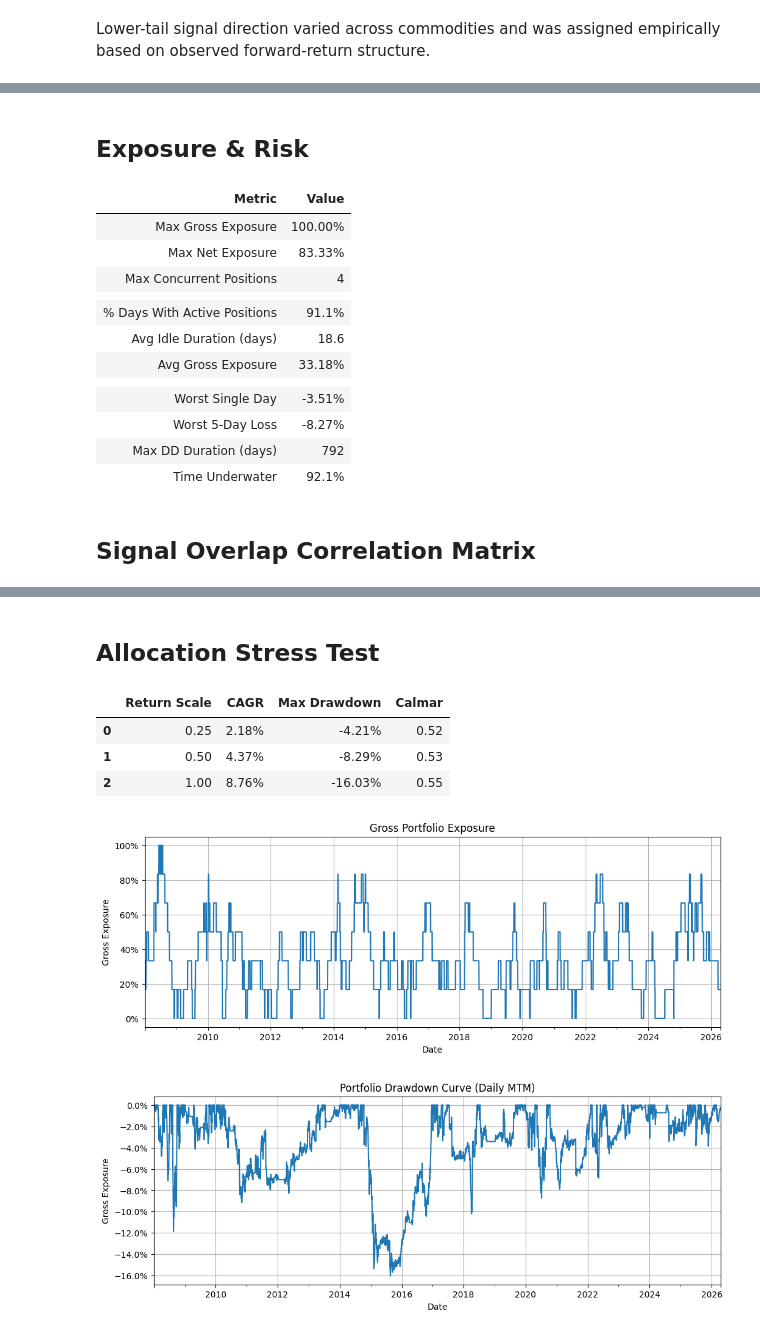
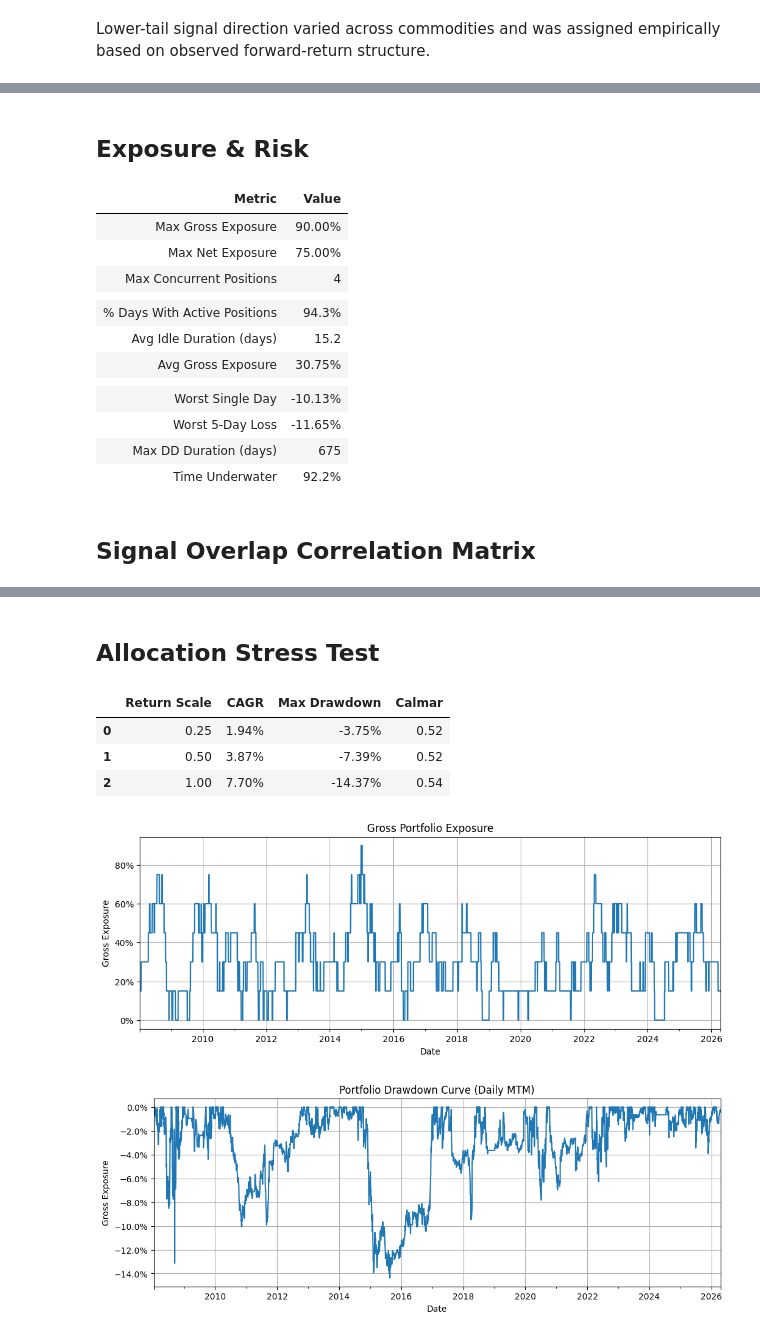
Before and after one commit to isupryaga/Commodities-Research, a Jupyter notebook: 02_signal_analysis_and_portfolio.ipynb, the cells around one changed output, grey strips where cells are left out. Drawn from its saved outputs; the diff is of its cells as text; code cells hidden in the pictures.

```diff
--- a/02_signal_analysis_and_portfolio.ipynb
+++ b/02_signal_analysis_and_portfolio.ipynb
@@ -546,9 +553,8 @@ signal_specs = [
     ("hogs", "Lean Hogs Upper", "upper", "long"),
     ("live_cattle", "Live Cattle Lower", "lower", "long"),
     ("hogs", "Hogs Lower", "lower", "long"),
-    ("soy", "Soybeans Lower", "Lower", "long"),
+    ("soy", "Soybeans Upper", "upper", "short"),
     ("corn", "Corn Lower", "lower", "short"),
-    ("feeder_cattle", "Feeder Cattle lower", "lower", "long"),
 ]
 
 series_data = []
@@ -719,7 +725,7 @@ signal_specs = [
         "market": "hogs",
         "tail": "upper",
         "direction": "long",
-        "eval_horizon": 80,
+        "eval_horizon": 60,
     },
     {
         "Signal": "Lean Hogs lower long",
@@ -733,13 +739,13 @@ signal_specs = [
         "market": "live_cattle",
         "tail": "lower",
         "direction": "long",
-        "eval_horizon": 120,
+        "eval_horizon": 90,
     },
     {
-        "Signal": "Soy lower long",
+        "Signal": "Soy upper short",
         "market": "soy",
-        "tail": "lower",
-        "direction": "long",
+        "tail": "upper",
+        "direction": "short",
         "eval_horizon": 30,
     },
     {
@@ -748,13 +754,6 @@ signal_specs = [
         "tail": "lower",
         "direction": "short",
         "eval_horizon": 120,
-    },
-    {
-        "Signal": "Feeder Cattle lower long",
-        "market": "feeder_cattle",
-        "tail": "lower",
-        "direction": "long",
-        "eval_horizon": 105,
     },
 ]
 
@@ -883,9 +875,8 @@ selected_lags = {
     "Lean Hogs upper long":   5,
     "Lean Hogs lower long":   0,
     "Live Cattle lower long": 10,
-    "Soy lower long":        0,
-    "Corn lower short":       10,
-    "Feeder Cattle lower long": 0,
+    "Soy upper short":        0,
+    "Corn lower short":       0,
 }
 
 def rolling_unconditional(d, close_col, horizon, direction):
@@ -1003,10 +993,10 @@ signal_configs = [
         "eval_horizon": 120,
     },
     {
-        "Signal":       "Soy lower long",
+        "Signal":       "Soy upper short",
         "market":       "soy",
-        "tail":         "lower",
-        "direction":    "long",
+        "tail":         "upper",
+        "direction":    "short",
         "entry_lag":    0,
         "eval_horizon": 30,
     },
@@ -1015,13 +1005,13 @@ signal_configs = [
         "market":       "corn",
         "tail":         "lower",
         "direction":    "short",
-        "entry_lag":    10,
+        "entry_lag":    5,
         "eval_horizon": 120,
     },
 ]
 
 MAX_TRANCHES       = 3
-SIGNAL_ALLOCATION  = 0.50
+SIGNAL_ALLOCATION  = 0.45
 TRANCHE_ALLOCATION = SIGNAL_ALLOCATION / MAX_TRANCHES
 
 def build_signal_frame(cfg):
@@ -1285,7 +1275,7 @@ signal_to_asset = {
     "Lean Hogs upper long":   "Lean Hogs",
     "Lean Hogs lower long":   "Lean Hogs",
     "Live Cattle lower long": "Live Cattle",
-    "Soy lower long":        "Soy",
+    "Soy upper short":        "Soy",
     "Corn lower short":       "Corn",
 }
 
@@ -1470,16 +1460,16 @@ plt.show()
 # %% [output]
 ## Exposure & Risk
 | Metric | Value |
-| Max Gross Exposure | 100.00% |
-| Max Net Exposure | 83.33% |
+| Max Gross Exposure | 90.00% |
+| Max Net Exposure | 75.00% |
 | Max Concurrent Positions | 4 |
 |  |  |
-| % Days With Active Positions | 91.1% |
-| Avg Idle Duration (days) | 18.6 |
-| Avg Gross Exposure | 33.18% |
+| % Days With Active Positions | 94.3% |
+| Avg Idle Duration (days) | 15.2 |
+| Avg Gross Exposure | 30.75% |
 |  |  |
-| Worst Single Day | -3.51% |
-| Worst 5-Day Loss | -8.27% |
-| Max DD Duration (days) | 792 |
-| Time Underwater | 92.1% |
+| Worst Single Day | -10.13% |
+| Worst 5-Day Loss | -11.65% |
+| Max DD Duration (days) | 675 |
+| Time Underwater | 92.2% |
 ## Signal Overlap Correlation Matrix
@@ -1492,7 +1482,7 @@ plt.show()
 ## Allocation Stress Test
 |  | Return Scale | CAGR | Max Drawdown | Calmar |
-| 0 | 0.25 | 2.18% | -4.21% | 0.52 |
-| 1 | 0.50 | 4.37% | -8.29% | 0.53 |
-| 2 | 1.00 | 8.76% | -16.03% | 0.55 |
+| 0 | 0.25 | 1.94% | -3.75% | 0.52 |
+| 1 | 0.50 | 3.87% | -7.39% | 0.52 |
+| 2 | 1.00 | 7.70% | -14.37% | 0.54 |
-[figure, old version]
+[figure, new version]
-[figure, old version]
+[figure, new version]
```
Also changed, not shown: parts of 17 cells of this notebook, 1 other file.
